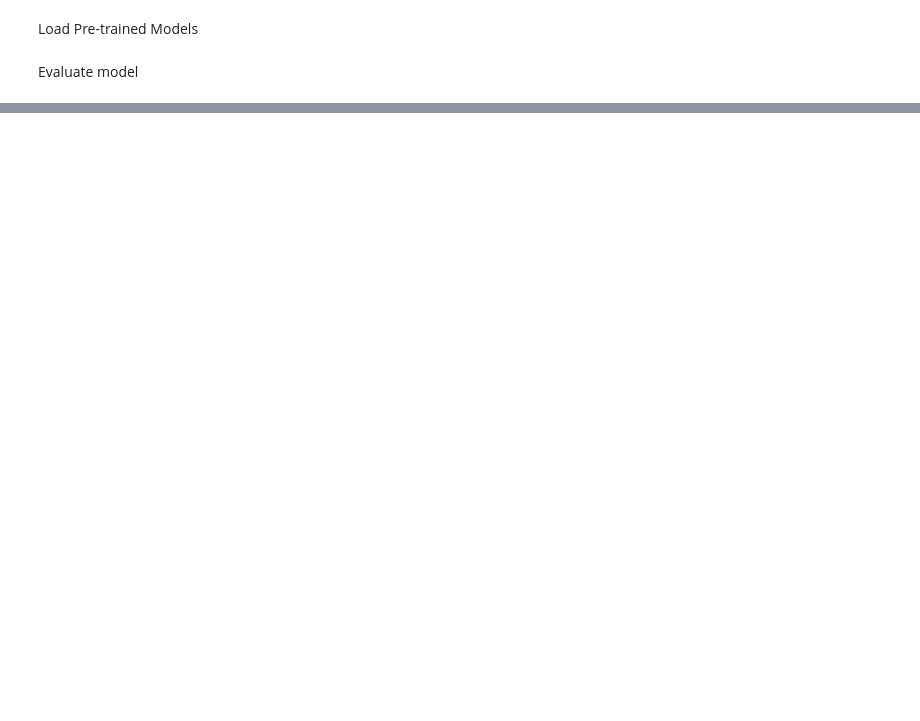
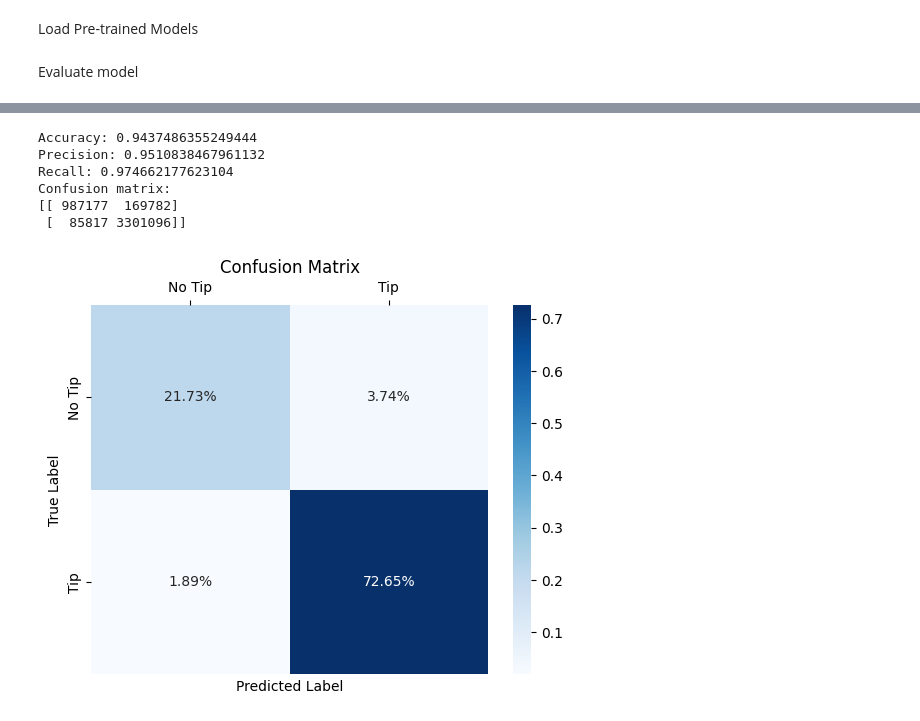
Before and after one commit to Aleyssu/CabBoost, a Jupyter notebook: alex_rq1.ipynb, the cells around one changed output, grey strips where cells are left out. Cells and saved outputs as stored; diff of their text form; code cells hidden in the pictures; blank space fills up the shorter version.

```diff
--- a/alex_rq1.ipynb
+++ b/alex_rq1.ipynb
@@ -139,0 +231,10 @@ with open("alex_rq1_model_tree.pkl", "wb") as file:
+# %%
+eval(nb_model.predict(X_test), y_test)
+# %% [output]
+Accuracy: 0.9437486355249444
+Precision: 0.9510838467961132
+Recall: 0.974662177623104
+Confusion matrix:
+[[ 987177  169782]
+ [  85817 3301096]]
+[figure, added]
```
Also changed, not shown: parts of 21 cells of this notebook, 2 other files.
